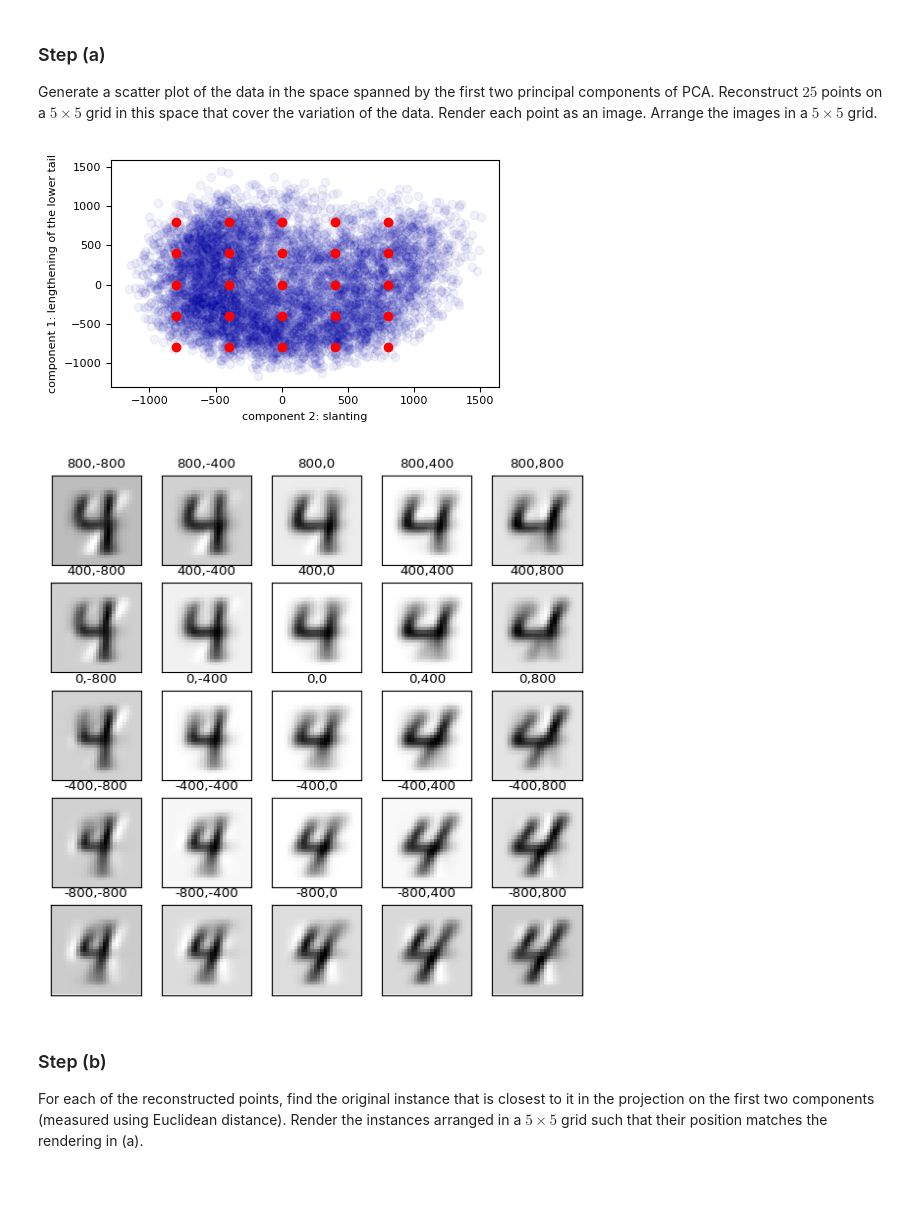
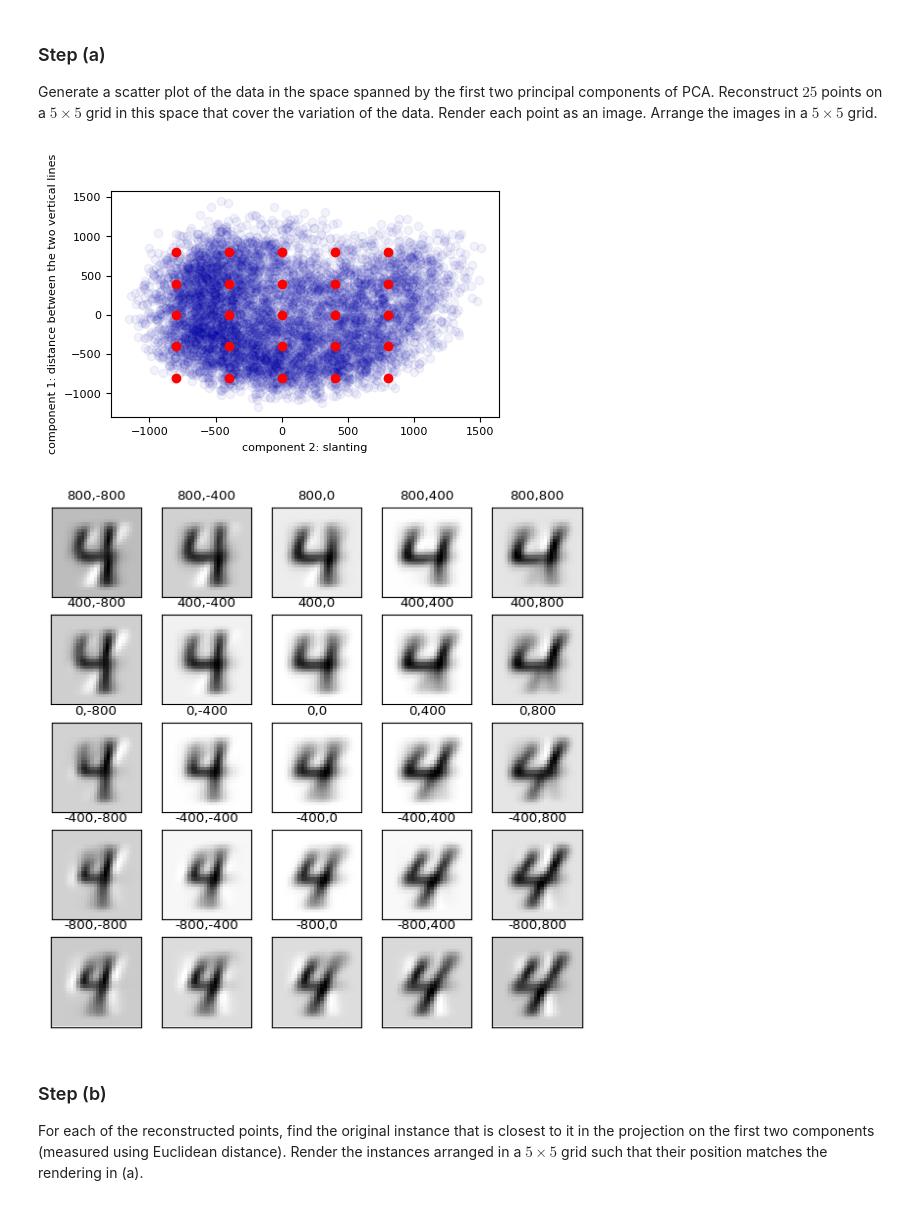
Before and after one commit to Zilarion/2imw30-assignment-3, a Jupyter notebook: Assignment 3 Maurice.ipynb, the cells around one changed output. Cells and saved outputs as stored; diff of their text form; code cells hidden in the pictures.

```diff
--- a/Assignment 3 Maurice.ipynb
+++ b/Assignment 3 Maurice.ipynb
@@ -99,45 +99,45 @@ def buildFigure5x5v2(fig, subfiglist, titles):
 # %%
 from sklearn.decomposition import PCA
 
-fours = np.empty([6824, 28*28], dtype='float')
+fours = np.empty([6824, 28*28], dtype='float')#6824
 j = 0
 for i in range(0,len(X)):
     if(y[i] == 4):
         fours[j] = np.array(X[i], dtype='float')
         j += 1
-
+# print(j)
 pca = PCA(n_components=2,svd_solver='full')
 pcb = pca.fit_transform(fours)
 # pcb = pca.transform(fours)
 
 imgs = np.empty([25, 28*28], dtype='float')
 original_imgs = np.empty([25, 28*28], dtype='float')
 points = np.empty([25, 2], dtype='float')
 original_points = np.empty([25, 2], dtype='float')
 titles = np.empty([25],dtype='object')
 p=0
 parametersi = [800, 400, 0, -400, -800]
 parametersj = [-800, -400, 0, 400, 800]
 for i in parametersi:
     for j in parametersj:
         pcb0, l = min_dist(np.array((pcb[:,0], pcb[:,1])),np.array((i,j)))
         points[p] = np.array((i,j))
         titles[p] = "%d,%d" % (i,j)
         original_points[p] = pcb0
         imgs[p] = pca.mean_ + i*pca.components_[0] + j*pca.components_[1]
         original_imgs[p] = fours[l]#pca.mean_ + pcb0[0]*pca.components_[0] + pcb0[1]*pca.components_[1]
 #         original_imgs[p] = pca.mean_ + pcb[l,0]*pca.components_[0] + pcb[l,1]*pca.components_[1]
         p += 1
 
 plt.xlabel("component 2: slanting")
-plt.ylabel("component 1: lengthening of the lower tail");
+plt.ylabel("component 1: distance between the two vertical lines");
 plt.scatter(pcb[:,0], pcb[:,1], alpha=0.05)
 plt.scatter(points[:,0], points[:,1], color='red' )
 plt.show()
 buildFigure5x5v2(plt.figure(1, figsize=(7,7)),imgs, titles)
 plt.show()
 # %% [output]
-[figure, old version]
+[figure, new version]
 [figure]
 # %% [markdown]
 ### Step (b)
```
Also changed, not shown: 1 other file.
